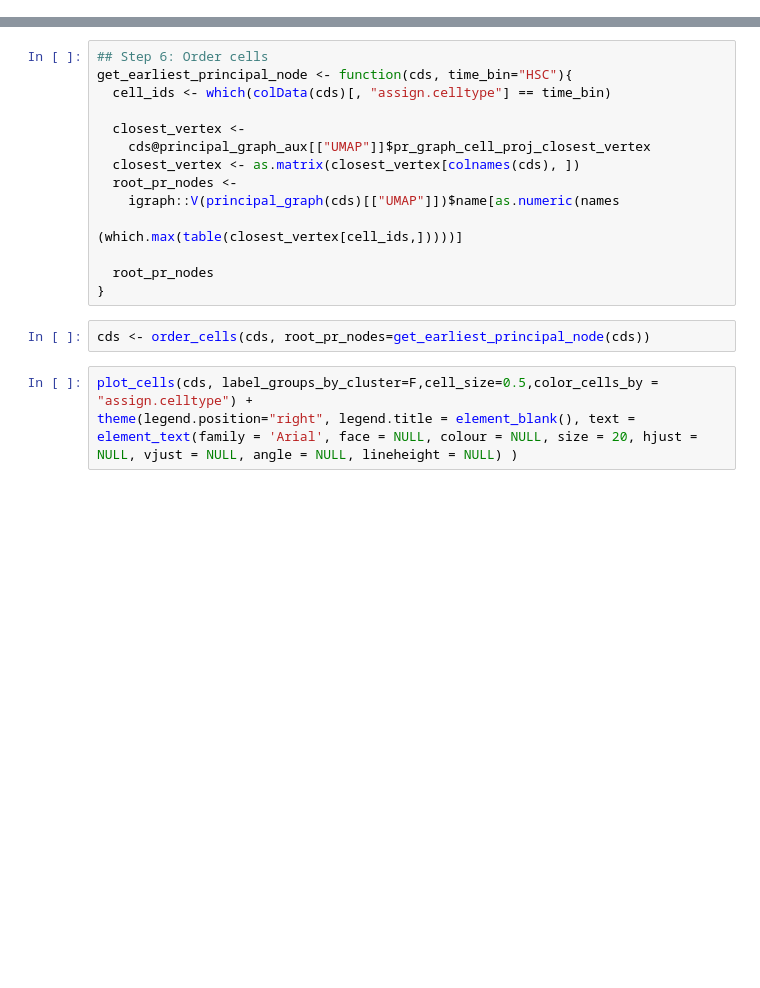
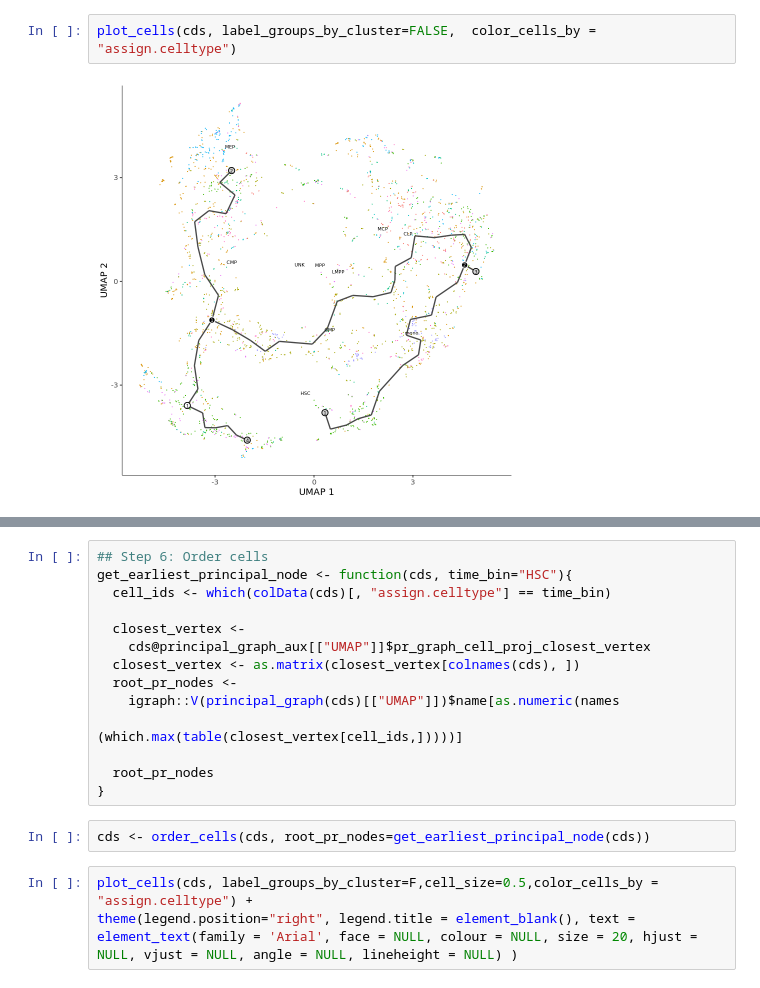
Before and after one commit to xindong95/SCRIP_notebook, a Jupyter notebook: monocle.ipynb, the cells around one changed output, grey strips where cells are left out. Drawn from its saved outputs; the diff is of its cells as text; blank space fills up the shorter version.

```diff
--- a/monocle.ipynb
+++ b/monocle.ipynb
@@ -61,0 +83,4 @@ Warning message in log(cell_total):
+# %%
+plot_cells(cds, label_groups_by_cluster=FALSE,  color_cells_by = "assign.celltype")
+# %% [output]
+[figure, added]
```
Also changed, not shown: parts of 21 cells of this notebook, 3 other files.
